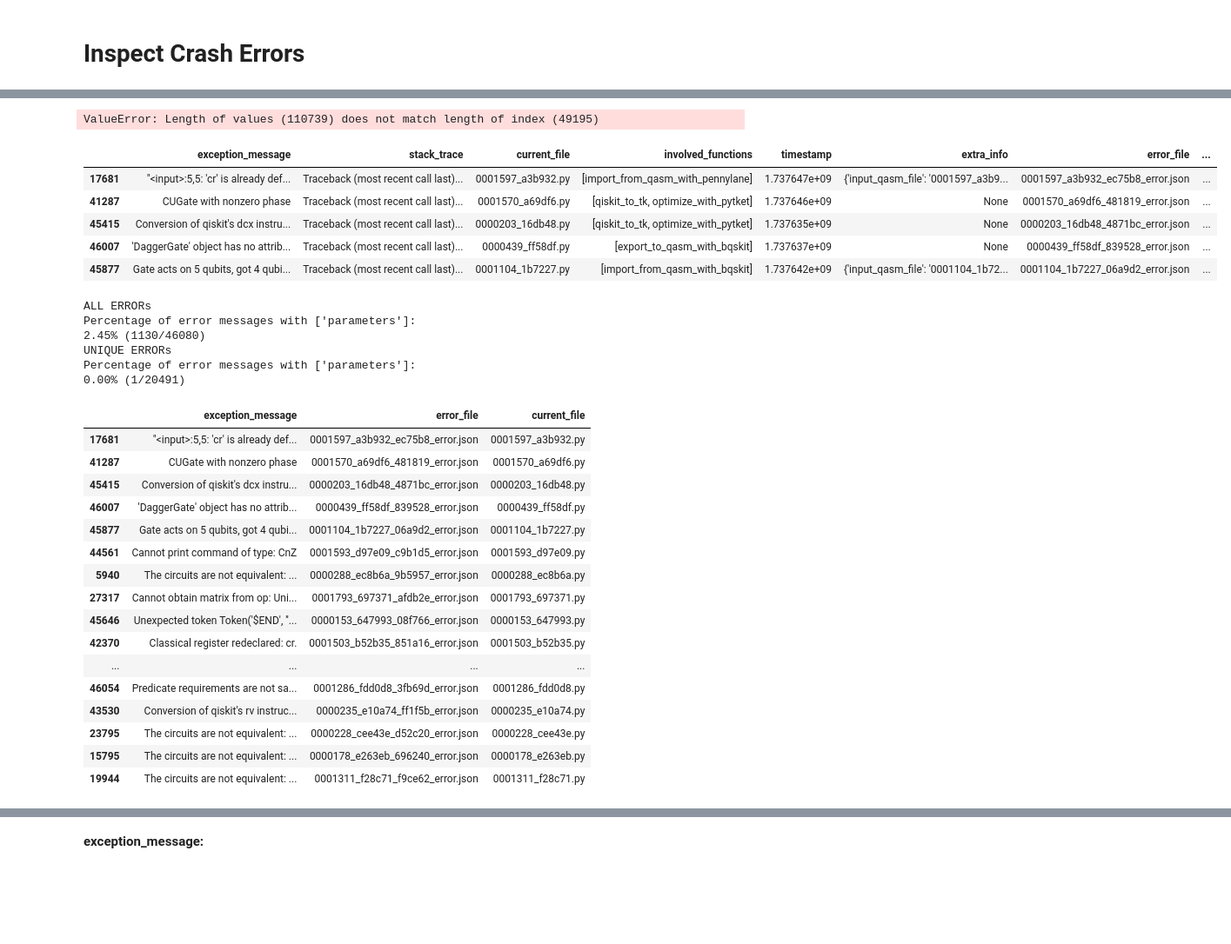
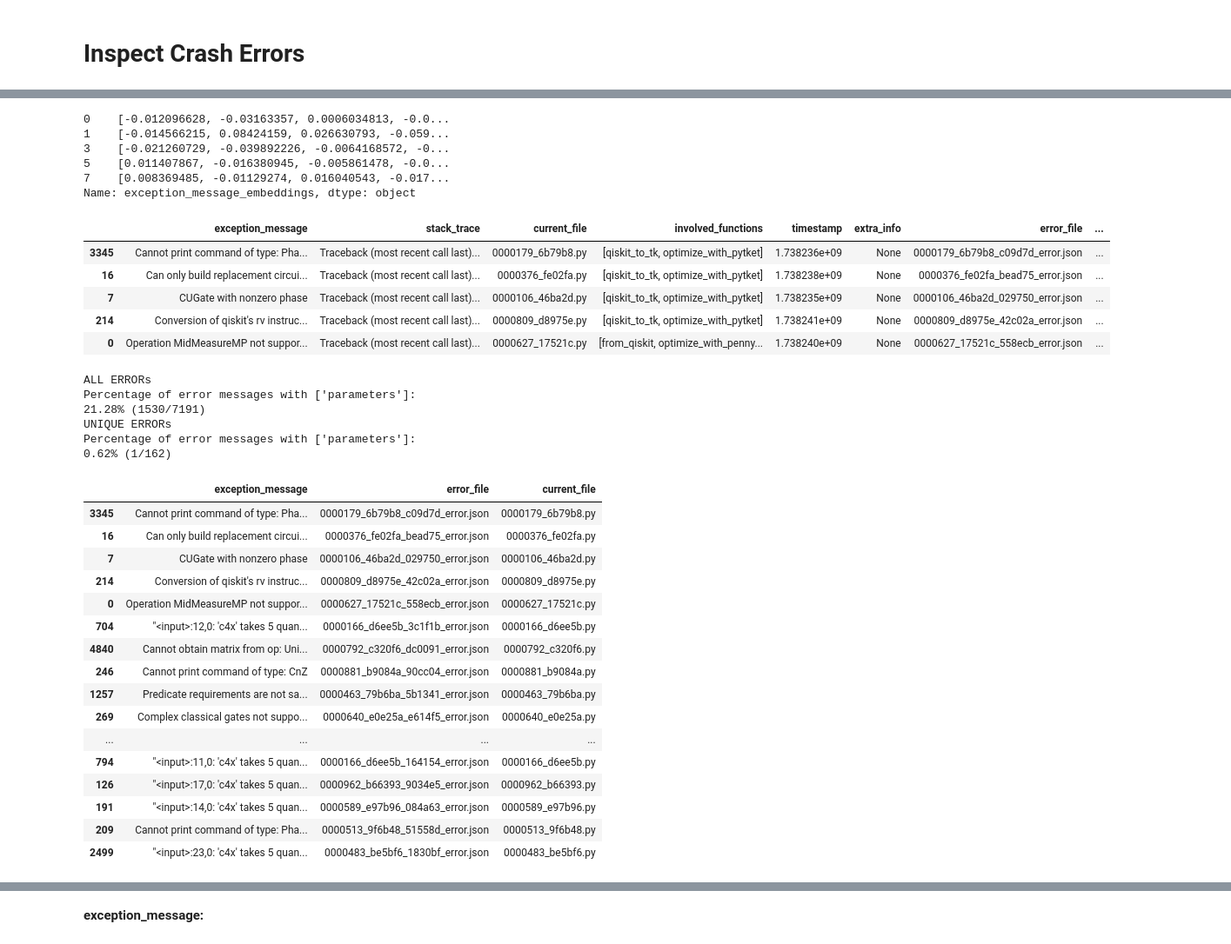
Before and after one commit to sola-st/qite-quantum-platform-testing, a Jupyter notebook: notebooks/019_004_Inspect_Error_Propose_QASM_Fixer.ipynb, the cells around one changed output, grey strips where cells are left out. Shown at 87% size. Saved outputs shown, nothing was run; the diff lists cells and outputs as text; code cells hidden in the pictures; blank space fills up the shorter version.

```diff
--- a/notebooks/019_004_Inspect_Error_Propose_QASM_Fixer.ipynb
+++ b/notebooks/019_004_Inspect_Error_Propose_QASM_Fixer.ipynb
@@ -52,10 +52,11 @@ N_POSITIVE_EXAMPLES_TO_SHOW_LLM: int = 5
 # program_bank/v012/2024_12_16__23_03__qiskit
 # program_bank/v014/2024_12_27__00_01__qiskit
 # program_bank/v022/2025_01_23__12_48__qiskit
-DIR_PROGRAM_BANK: str = os.path.join(
-    "..", "program_bank", "v022", "2025_01_23__12_48__qiskit")
-DIR_SAMPLE_ERRORS: str = os.path.join(
-    "..", "program_bank", "v022", "2025_01_23__12_48__sample_errors")
+# program_bank/v023/2025_01_30__11_54__qiskit  # 1k
+# program_bank/v023/2025_01_30__14_20__qiskit
+# program_bank/v023/2025_01_30__15_27__qiskit
+DIR_PROGRAM_BANK: str = "../program_bank/v023/2025_01_30__11_54__qiskit"
+DIR_SAMPLE_ERRORS: str = DIR_PROGRAM_BANK + "__sample_errors"
 
 
 PROMPT_CONTENT: str = "BOTH_ERROR_AND_PROGRAM"
@@ -378,12 +401,17 @@ model = SentenceTransformer(EMBEDDING_MODEL)
 # Calculate embeddings for the exception_message column
 df_errors_no_dups['exception_message_embeddings'] = list(
     model.encode(
-        df_errors['exception_message'].tolist(),
+        df_errors_no_dups['exception_message'].tolist(),
         batch_size=32, show_progress_bar=True))
 
 # Inspect the embeddings
 df_errors_no_dups['exception_message_embeddings'].head()
 # %% [output]
-ValueError: Length of values (110739) does not match length of index (49195)
+0    [-0.012096628, -0.03163357, 0.0006034813, -0.0...
+1    [-0.014566215, 0.08424159, 0.026630793, -0.059...
+3    [-0.021260729, -0.039892226, -0.0064168572, -0...
+5    [0.011407867, -0.016380945, -0.005861478, -0.0...
+7    [0.008369485, -0.01129274, 0.016040543, -0.017...
+Name: exception_message_embeddings, dtype: object
 # %%
 # ! pip install fpsample
@@ -390,25 +423,28 @@ ValueError: Length of values (110739) does not match length of index (49195)
 # %%
 import fpsample
 import numpy as np
 
 # Extract the embeddings from the dataframe
-embeddings = np.array(df_errors['exception_message_embeddings'].tolist())
+embeddings = np.array(
+    df_errors_no_dups['exception_message_embeddings'].tolist())
 
 # Sample 300 points using various FPS methods
+N_SAMPLES = 300
 
 # # Vanilla FPS
-fps_samples_idx = fpsample.fps_sampling(embeddings, 300)
+fps_samples_idx = fpsample.fps_sampling(
+    embeddings, min(N_SAMPLES, len(embeddings)))
 
 # Get the sampled data
-sampled_data = df_errors.iloc[fps_samples_idx]
+sampled_data = df_errors_no_dups.iloc[fps_samples_idx]
 sampled_data.head()
 # %% [output]
 |  | exception_message | stack_trace | current_file | involved_functions | timestamp | extra_info | error_file | ... |
-| 17681 | "<input>:5,5: 'cr' is already def... | Traceback (most recent call last)... | 0001597_a3b932.py | [import_from_qasm_with_pennylane] | 1.737647e+09 | {'input_qasm_file': '0001597_a3b9... | 0001597_a3b932_ec75b8_error.json | ... |
-| 41287 | CUGate with nonzero phase | Traceback (most recent call last)... | 0001570_a69df6.py | [qiskit_to_tk, optimize_with_pytket] | 1.737646e+09 | None | 0001570_a69df6_481819_error.json | ... |
-| 45415 | Conversion of qiskit's dcx instru... | Traceback (most recent call last)... | 0000203_16db48.py | [qiskit_to_tk, optimize_with_pytket] | 1.737635e+09 | None | 0000203_16db48_4871bc_error.json | ... |
-| 46007 | 'DaggerGate' object has no attrib... | Traceback (most recent call last)... | 0000439_ff58df.py | [export_to_qasm_with_bqskit] | 1.737637e+09 | None | 0000439_ff58df_839528_error.json | ... |
-| 45877 | Gate acts on 5 qubits, got 4 qubi... | Traceback (most recent call last)... | 0001104_1b7227.py | [import_from_qasm_with_bqskit] | 1.737642e+09 | {'input_qasm_file': '0001104_1b72... | 0001104_1b7227_06a9d2_error.json | ... |
+| 3345 | Cannot print command of type: Pha... | Traceback (most recent call last)... | 0000179_6b79b8.py | [qiskit_to_tk, optimize_with_pytket] | 1.738236e+09 | None | 0000179_6b79b8_c09d7d_error.json | ... |
+| 16 | Can only build replacement circui... | Traceback (most recent call last)... | 0000376_fe02fa.py | [qiskit_to_tk, optimize_with_pytket] | 1.738238e+09 | None | 0000376_fe02fa_bead75_error.json | ... |
+| 7 | CUGate with nonzero phase | Traceback (most recent call last)... | 0000106_46ba2d.py | [qiskit_to_tk, optimize_with_pytket] | 1.738235e+09 | None | 0000106_46ba2d_029750_error.json | ... |
+| 214 | Conversion of qiskit's rv instruc... | Traceback (most recent call last)... | 0000809_d8975e.py | [qiskit_to_tk, optimize_with_pytket] | 1.738241e+09 | None | 0000809_d8975e_42c02a_error.json | ... |
+| 0 | Operation MidMeasureMP not suppor... | Traceback (most recent call last)... | 0000627_17521c.py | [from_qiskit, optimize_with_penny... | 1.738240e+09 | None | 0000627_17521c_558ecb_error.json | ... |
 # %%
 pd.set_option('display.max_colwidth', None)
 
@@ -469,24 +505,24 @@ df_styled
 # %% [output]
 ALL ERRORs
 Percentage of error messages with ['parameters']:
-2.45% (1130/46080)
+21.28% (1530/7191)
 UNIQUE ERRORs
 Percentage of error messages with ['parameters']:
-0.00% (1/20491)
+0.62% (1/162)
 |  | exception_message | error_file | current_file |
-| 17681 | "<input>:5,5: 'cr' is already def... | 0001597_a3b932_ec75b8_error.json | 0001597_a3b932.py |
-| 41287 | CUGate with nonzero phase | 0001570_a69df6_481819_error.json | 0001570_a69df6.py |
-| 45415 | Conversion of qiskit's dcx instru... | 0000203_16db48_4871bc_error.json | 0000203_16db48.py |
-| 46007 | 'DaggerGate' object has no attrib... | 0000439_ff58df_839528_error.json | 0000439_ff58df.py |
-| 45877 | Gate acts on 5 qubits, got 4 qubi... | 0001104_1b7227_06a9d2_error.json | 0001104_1b7227.py |
-| 44561 | Cannot print command of type: CnZ | 0001593_d97e09_c9b1d5_error.json | 0001593_d97e09.py |
-| 5940 | The circuits are not equivalent: ... | 0000288_ec8b6a_9b5957_error.json | 0000288_ec8b6a.py |
-| 27317 | Cannot obtain matrix from op: Uni... | 0001793_697371_afdb2e_error.json | 0001793_697371.py |
-| 45646 | Unexpected token Token('$END', ''... | 0000153_647993_08f766_error.json | 0000153_647993.py |
-| 42370 | Classical register redeclared: cr. | 0001503_b52b35_851a16_error.json | 0001503_b52b35.py |
+| 3345 | Cannot print command of type: Pha... | 0000179_6b79b8_c09d7d_error.json | 0000179_6b79b8.py |
+| 16 | Can only build replacement circui... | 0000376_fe02fa_bead75_error.json | 0000376_fe02fa.py |
+| 7 | CUGate with nonzero phase | 0000106_46ba2d_029750_error.json | 0000106_46ba2d.py |
+| 214 | Conversion of qiskit's rv instruc... | 0000809_d8975e_42c02a_error.json | 0000809_d8975e.py |
+| 0 | Operation MidMeasureMP not suppor... | 0000627_17521c_558ecb_error.json | 0000627_17521c.py |
+| 704 | "<input>:12,0: 'c4x' takes 5 quan... | 0000166_d6ee5b_3c1f1b_error.json | 0000166_d6ee5b.py |
+| 4840 | Cannot obtain matrix from op: Uni... | 0000792_c320f6_dc0091_error.json | 0000792_c320f6.py |
+| 246 | Cannot print command of type: CnZ | 0000881_b9084a_90cc04_error.json | 0000881_b9084a.py |
+| 1257 | Predicate requirements are not sa... | 0000463_79b6ba_5b1341_error.json | 0000463_79b6ba.py |
+| 269 | Complex classical gates not suppo... | 0000640_e0e25a_e614f5_error.json | 0000640_e0e25a.py |
 | ... | ... | ... | ... |
-| 46054 | Predicate requirements are not sa... | 0001286_fdd0d8_3fb69d_error.json | 0001286_fdd0d8.py |
-| 43530 | Conversion of qiskit's rv instruc... | 0000235_e10a74_ff1f5b_error.json | 0000235_e10a74.py |
-| 23795 | The circuits are not equivalent: ... | 0000228_cee43e_d52c20_error.json | 0000228_cee43e.py |
-| 15795 | The circuits are not equivalent: ... | 0000178_e263eb_696240_error.json | 0000178_e263eb.py |
-| 19944 | The circuits are not equivalent: ... | 0001311_f28c71_f9ce62_error.json | 0001311_f28c71.py |
+| 794 | "<input>:11,0: 'c4x' takes 5 quan... | 0000166_d6ee5b_164154_error.json | 0000166_d6ee5b.py |
+| 126 | "<input>:17,0: 'c4x' takes 5 quan... | 0000962_b66393_9034e5_error.json | 0000962_b66393.py |
+| 191 | "<input>:14,0: 'c4x' takes 5 quan... | 0000589_e97b96_084a63_error.json | 0000589_e97b96.py |
+| 209 | Cannot print command of type: Pha... | 0000513_9f6b48_51558d_error.json | 0000513_9f6b48.py |
+| 2499 | "<input>:23,0: 'c4x' takes 5 quan... | 0000483_be5bf6_1830bf_error.json | 0000483_be5bf6.py |
```
Also changed, not shown: parts of 12 cells of this notebook, 8 other files.
